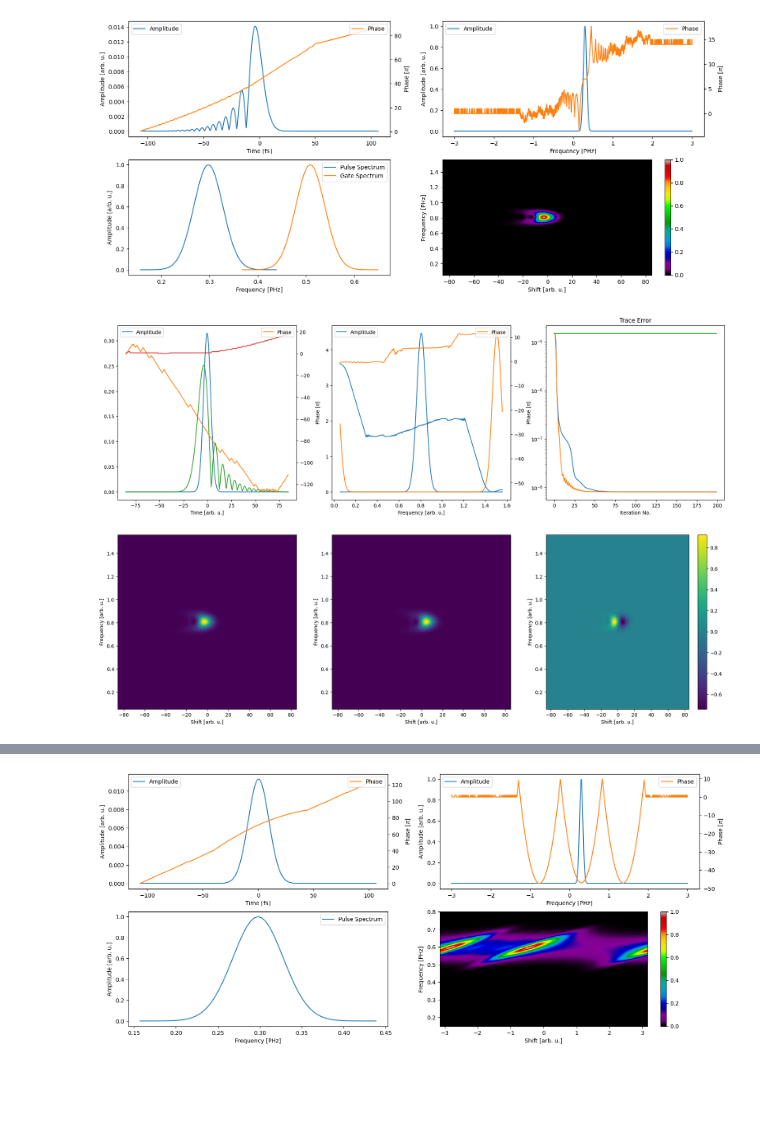
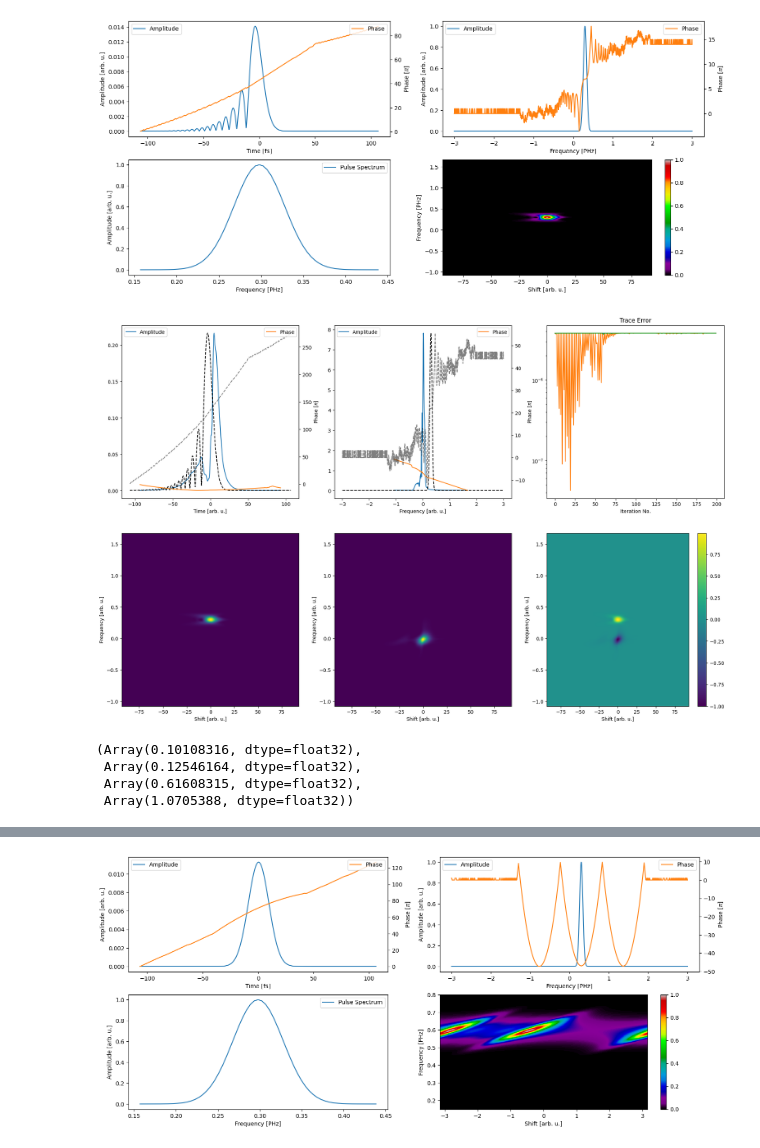
Before and after one commit to matillda123/Pulse-Retrieval-with-Jax, a Jupyter notebook: _usage_example.ipynb, the cells around one changed output, grey strips where cells are left out. Drawn from its saved outputs; the diff is of its cells as text; code cells hidden in the pictures; blank space fills up the shorter version.

Commit message:
SD-PCGPA does not work. Added TDP as method. (untested)

```diff
--- a/_usage_example.ipynb
+++ b/_usage_example.ipynb
@@ -24,7 +25,7 @@ pulse = (amp, phase)
 time_inp, pulse_t_inp, frequency_inp, pulse_f_inp = pulse_maker.generate_pulse(pulse)
 
 
-central_f = np.array([0.51])
-phase = PolynomialPhase(central_frequency = central_f, coefficients = np.zeros(3))
-amp = GaussianAmplitude(central_frequency = central_f, amplitude = np.array([1.0]), fwhm = np.array([0.1]))
-time_gate, pulse_t_gate, frequency_gate, pulse_f_gate = pulse_maker.generate_pulse((amp, phase))
+# central_f = np.array([0.51])
+# phase = PolynomialPhase(central_frequency = central_f, coefficients = np.zeros(3))
+# amp = GaussianAmplitude(central_frequency = central_f, amplitude = np.array([1.0]), fwhm = np.array([0.1]))
+# time_gate, pulse_t_gate, frequency_gate, pulse_f_gate = pulse_maker.generate_pulse((amp, phase))
@@ -33,12 +32,12 @@ WARNING:2025-11-28 10:27:54,437:jax._src.xla_bridge:850: An NVIDIA GPU may be pr
 # %%
-time, frequency, trace, spectra=pulse_maker.generate_frog(time_inp, frequency_inp, pulse_t_inp, pulse_f_inp, nonlinear_method="shg",
-                                                          scale_time_range=4, N=128*2, cross_correlation=True,
+time, frequency, trace, spectra=pulse_maker.generate_frog(time_inp, frequency_inp, pulse_t_inp, pulse_f_inp, nonlinear_method="sd",
+                                                          scale_time_range=4, N=128*4, cross_correlation=False,
                                                           gate=(frequency_gate, pulse_f_gate),
                                                           interpolate_fft_conform=True,
-                                                          cut_off_val=1e-2, ifrog=False, real_fields=False)#, frequency_range=(0.5,1.15))
+                                                          cut_off_val=1e-2, ifrog=False, real_fields=False)#, frequency_range=(0, 1.5))
 
 #trace = apply_noise(trace, scale_val=(0.05, 0.05), additive_noise=True, multiplicative_noise=True)
 # %% [output]
-[figure, old version]
+[figure, new version]
 # %%
 from src.frog import CPCGPA
@@ -57,13 +47,13 @@ from src.frog import CPCGPA
 # %%
-pcgpa = CPCGPA(time, frequency, trace, "shg", cross_correlation="doubleblind")
-pcgpa.get_gate_pulse(frequency_gate, pulse_f_gate)
+pcgpa = CPCGPA(time, frequency, trace, "sd", cross_correlation=False)
+#pcgpa.get_gate_pulse(frequency_gate, pulse_f_gate)
 
 population = pcgpa.create_initial_population(3, "random")
 
-pcgpa.constraints = False
-pcgpa.svd = False
+#pcgpa.constraints = True
+# pcgpa.svd = True
 
 final_result = pcgpa.run(population, 200)
-pcgpa.plot_results(final_result, doubleblind=True)
+pcgpa.plot_results(final_result, pulse_maker.pulses, doubleblind=False)
 # %% [output]
-[figure, old version]
+[figure, new version]
@@ -69,0 +62,7 @@ pcgpa.plot_results(final_result, doubleblind=True)
+# %%
+get_score_values(final_result, input_pulses=pulse_maker.pulses)
+# %% [output]
+(Array(0.10108316, dtype=float32),
+ Array(0.12546164, dtype=float32),
+ Array(0.61608315, dtype=float32),
+ Array(1.0705388, dtype=float32))
```
Also changed, not shown: parts of 10 cells of this notebook, 17 other files.
